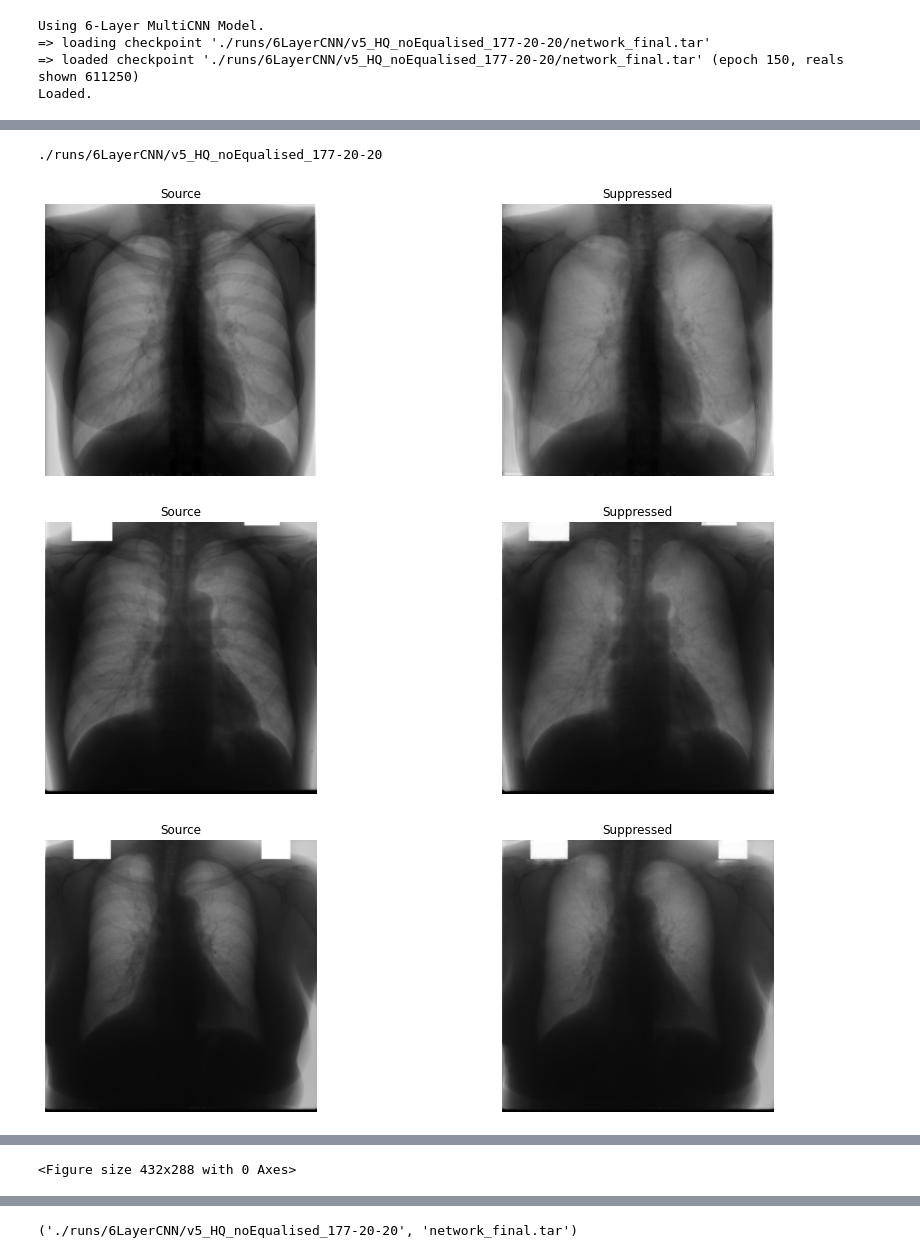
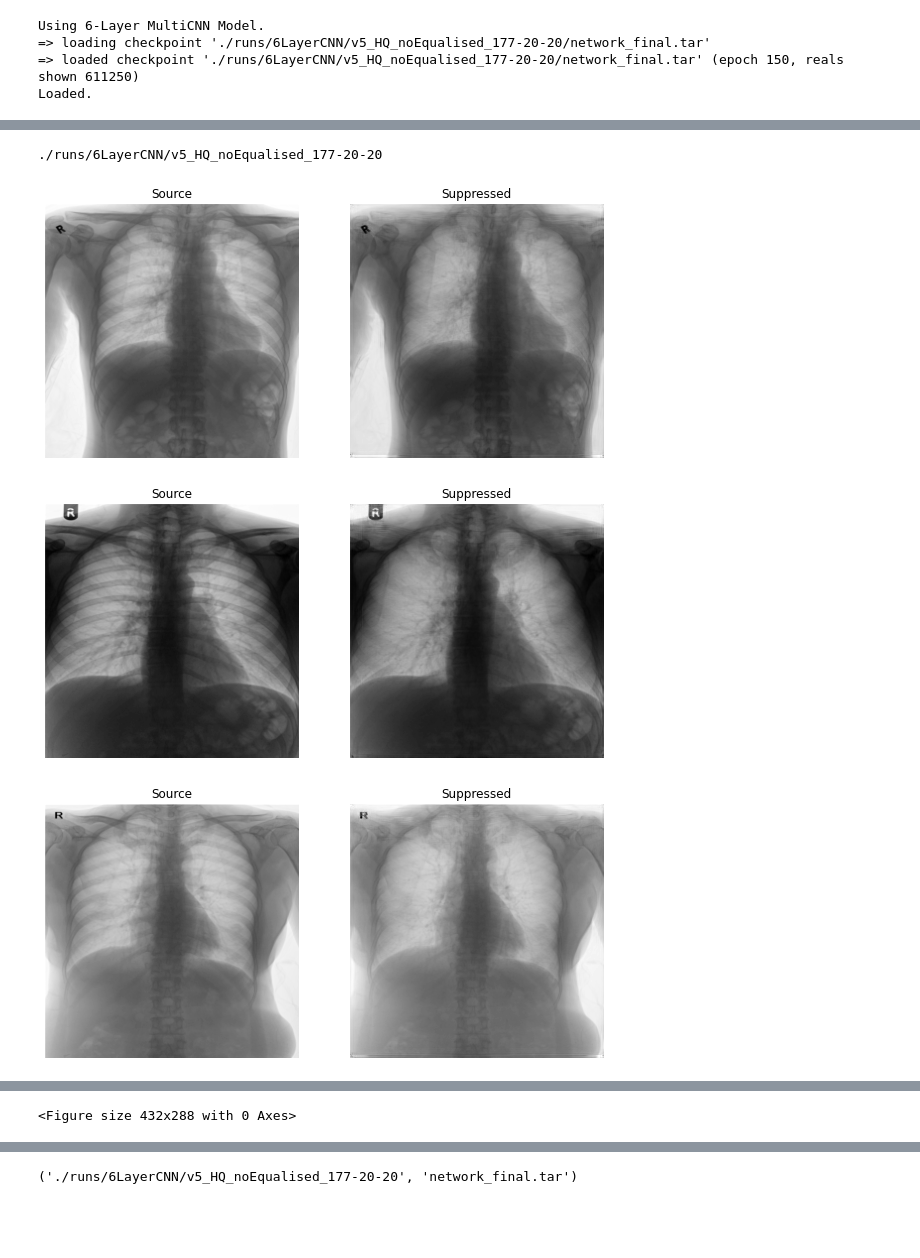
Before and after one commit to danielnflam/Deep-Learning-Models-for-bone-suppression-in-chest-radiographs, a Jupyter notebook: analysis_script.ipynb, the cells around one changed output, grey strips where cells are left out. Cells and saved outputs as stored; diff of their text form; code cells hidden in the pictures; blank space fills up the shorter version.

```diff
--- a/analysis_script.ipynb
+++ b/analysis_script.ipynb
@@ -19,7 +19,7 @@ import datasets, custom_transforms, GusarevModel, pytorch_msssim
 
 # Flags:
 flag_saveReportPictures = True
-flag_saveSuppressedImages = True # set to True to produce images for further AI training
+flag_saveSuppressedImages = False # set to True to produce images for further AI training
 
 # Paths
 PATH_SAVE_NETWORK_INTERMEDIATE = "./runs/6LayerCNN/v5_HQ_noEqualised_177-20-20/network_final.tar"
@@ -29,7 +29,7 @@ key_boneless = "boneless" # this is the dictionary key for the bone-suppressed r
 _batch_size = 10
 image_spatial_size = (256,256)
 
-switch = "JSRT_NN"#"QEH_onePerPatient_HQ"
+switch = "QEH_onePerPatient_HQ" # "internal_test"#
 save_suppressed_desc = "_v5_HQ_nonEqualised_noInputHistEq_177-20-20"
 
 print("The dataset chosen is: " + switch)
@@ -47,8 +47,8 @@ if switch == "JSRT_all":
     ds = datasets.JSRT_CXR(directory_source, directory_boneless,
                            transform=transform_dataset(keys_images))
 elif switch == "internal_test":
-    directory_source = "D:/data/JSRT/HQ_JSRT_and_BSE-JSRT/test/normal/"
-    directory_boneless = "D:/data/JSRT/HQ_JSRT_and_BSE-JSRT/test/suppressed/"
+    directory_source = "D:/data/JSRT/HQ_JSRT_and_BSE-JSRT/177-20-20/test/normal/"
+    directory_boneless = "D:/data/JSRT/HQ_JSRT_and_BSE-JSRT/177-20-20/test/suppressed/"
     keys_images = [key_source, key_boneless]
     ds = datasets.JSRT_CXR(directory_source, directory_boneless,
                            transform=transform_dataset(keys_images))
@@ -163,34 +153,34 @@ Complete saving suppressed images
 save_directory = os.path.split(PATH_SAVE_NETWORK_INTERMEDIATE)[0]
 print(save_directory)
 
 out = net(sample[key_source])
 out = out.detach()
 for batch_idx in range(_batch_size):
     if "boneless" in keys_images:
         plt.figure(1)
         fig, ax = plt.subplots(1,3, figsize=(15,5))
         ax[0].imshow(sample["source"][batch_idx,0,:],cmap='gray')
         ax[0].set_title("Source")
         ax[0].axis("off")
         ax[1].imshow(out[batch_idx,0,:],cmap='gray')
         ax[1].set_title("Suppressed")
         ax[1].axis("off")
         ax[2].imshow(sample["boneless"][batch_idx,0,:],cmap='gray')
         ax[2].set_title("Ideal")
         ax[2].axis("off")
     else:
         plt.figure(1)
-        fig, ax = plt.subplots(1,2, figsize=(15,5))
+        fig, ax = plt.subplots(1,2, figsize=(10,5))
         ax[0].imshow(sample["source"][batch_idx,0,:],cmap='gray')
         ax[0].set_title("Source")
         ax[0].axis("off")
         ax[1].imshow(out[batch_idx,0,:],cmap='gray')
         ax[1].set_title("Suppressed")
         ax[1].axis("off")
     if flag_saveReportPictures:
         plt.savefig(os.path.join(save_directory, switch + "_comparisonImages_"+ str(batch_idx) +".png"))
 # %% [output]
 ./runs/6LayerCNN/v5_HQ_noEqualised_177-20-20
-[figure, old version]
+[figure, new version]
-[figure, old version]
+[figure, new version]
-[figure, old version]
+[figure, new version]
```
Also changed, not shown: parts of 3 cells of this notebook, 1 other file.
